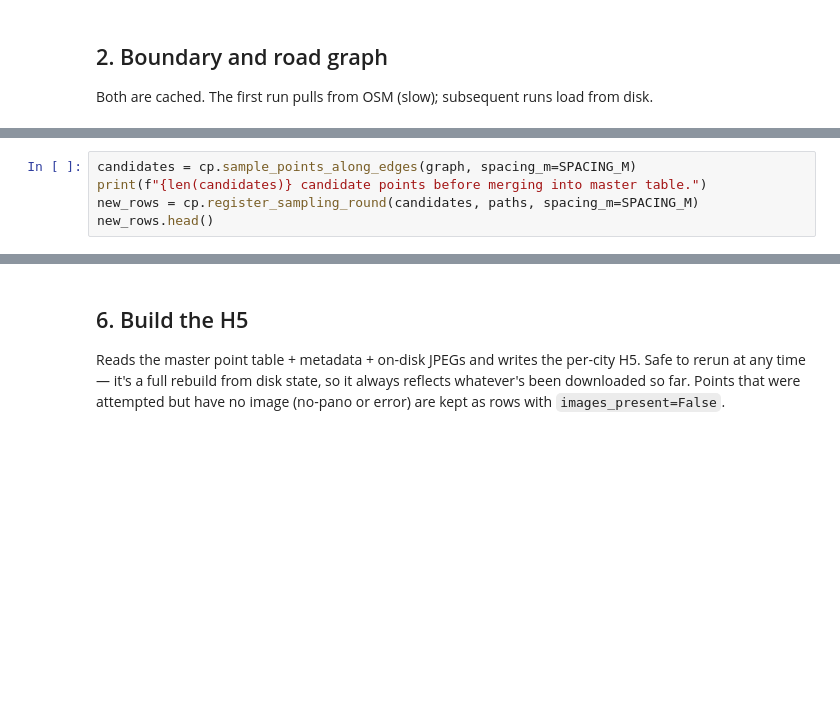
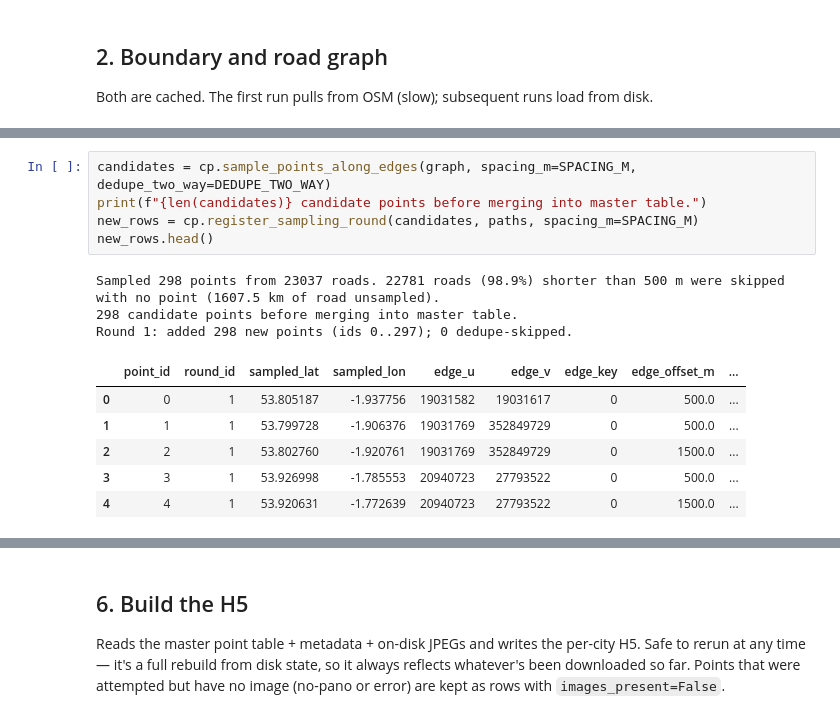
Before and after one commit to Urban-Analytics/INTEGRATE-Embeddings-Deprivation, a Jupyter notebook: mult_city_data_store/sample_city.ipynb, the cells around one changed output, grey strips where cells are left out. Saved outputs shown, nothing was run; the diff lists cells and outputs as text; blank space fills up the shorter version.

```diff
--- a/mult_city_data_store/sample_city.ipynb
+++ b/mult_city_data_store/sample_city.ipynb
@@ -56,5 +157,15 @@ If `points.parquet` already has points for this city, only genuinely new candida
 # %%
-candidates = cp.sample_points_along_edges(graph, spacing_m=SPACING_M)
+candidates = cp.sample_points_along_edges(graph, spacing_m=SPACING_M, dedupe_two_way=DEDUPE_TWO_WAY)
 print(f"{len(candidates)} candidate points before merging into master table.")
 new_rows = cp.register_sampling_round(candidates, paths, spacing_m=SPACING_M)
 new_rows.head()
+# %% [output]
+Sampled 298 points from 23037 roads. 22781 roads (98.9%) shorter than 500 m were skipped with no point (1607.5 km of road unsampled).
+298 candidate points before merging into master table.
+Round 1: added 298 new points (ids 0..297); 0 dedupe-skipped.
+|  | point_id | round_id | sampled_lat | sampled_lon | edge_u | edge_v | edge_key | edge_offset_m | ... |
+| 0 | 0 | 1 | 53.805187 | -1.937756 | 19031582 | 19031617 | 0 | 500.0 | ... |
+| 1 | 1 | 1 | 53.799728 | -1.906376 | 19031769 | 352849729 | 0 | 500.0 | ... |
+| 2 | 2 | 1 | 53.802760 | -1.920761 | 19031769 | 352849729 | 0 | 1500.0 | ... |
+| 3 | 3 | 1 | 53.926998 | -1.785553 | 20940723 | 27793522 | 0 | 500.0 | ... |
+| 4 | 4 | 1 | 53.920631 | -1.772639 | 20940723 | 27793522 | 0 | 1500.0 | ... |
```
Also changed, not shown: parts of 19 cells of this notebook, 3 other files.
